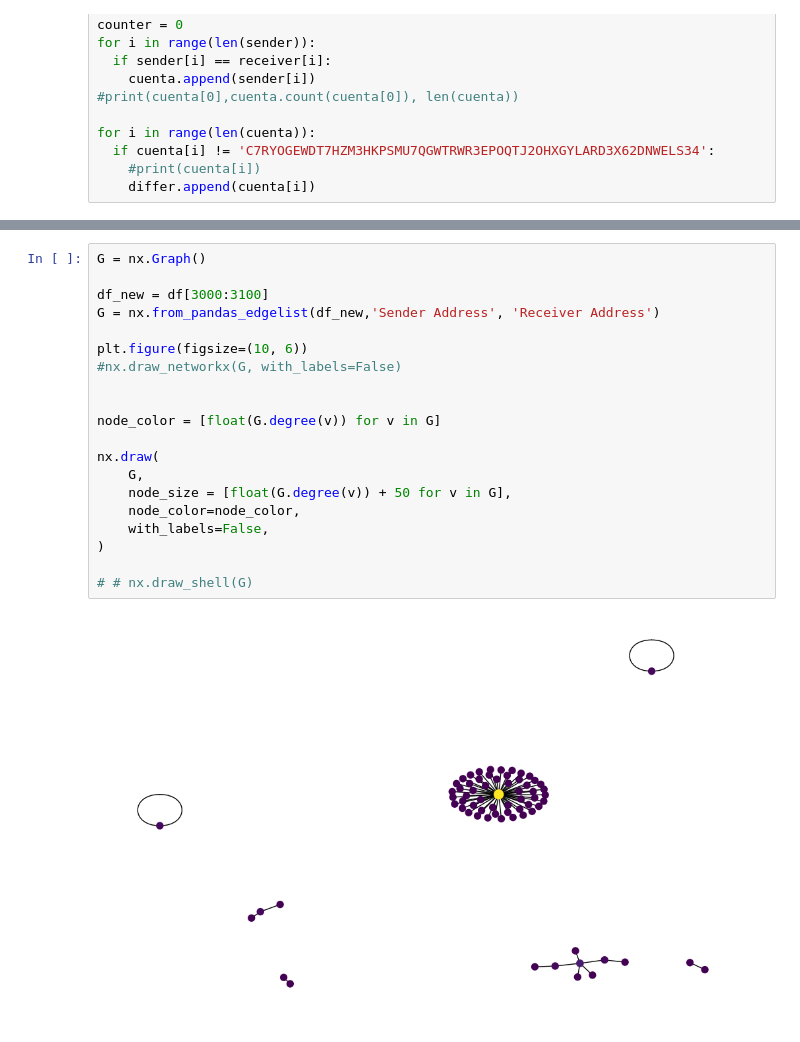
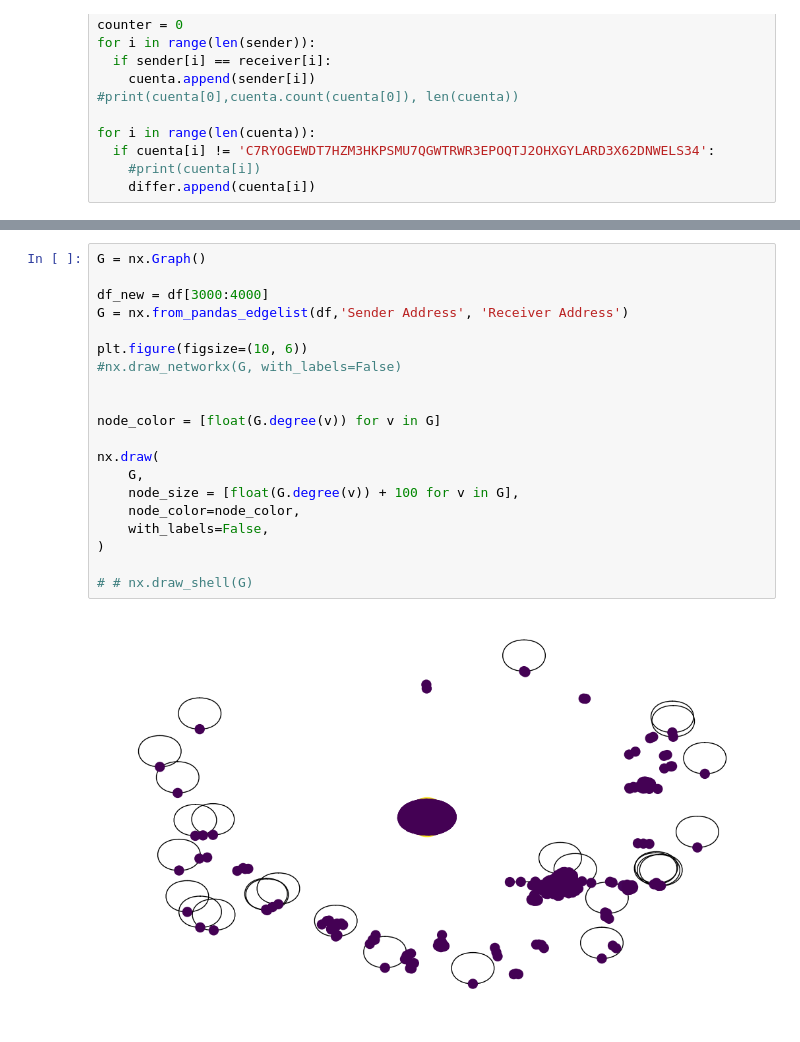
Before and after one commit to juanmir227/Algo-Research, a Jupyter notebook: exploration.ipynb, the cells around one changed output, grey strips where cells are left out. Drawn from its saved outputs; the diff is of its cells as text.

```diff
--- a/exploration.ipynb
+++ b/exploration.ipynb
@@ -82,22 +75,22 @@ sb.barplot(data = f_new_df2, x='Receiver Address', y = 'Count')
 # %%
 G = nx.Graph()
 
-df_new = df[3000:3100]
-G = nx.from_pandas_edgelist(df_new,'Sender Address', 'Receiver Address')
+df_new = df[3000:4000]
+G = nx.from_pandas_edgelist(df,'Sender Address', 'Receiver Address')
 
 plt.figure(figsize=(10, 6))
 #nx.draw_networkx(G, with_labels=False)
 
 
 node_color = [float(G.degree(v)) for v in G]
 
 nx.draw(
     G,
-    node_size = [float(G.degree(v)) + 50 for v in G],
+    node_size = [float(G.degree(v)) + 100 for v in G],
     node_color=node_color,
     with_labels=False,
 )
 
 # # nx.draw_shell(G)
 # %% [output]
-[figure, old version]
+[figure, new version]
```
Also changed, not shown: parts of 3 cells of this notebook, 1 other file.
